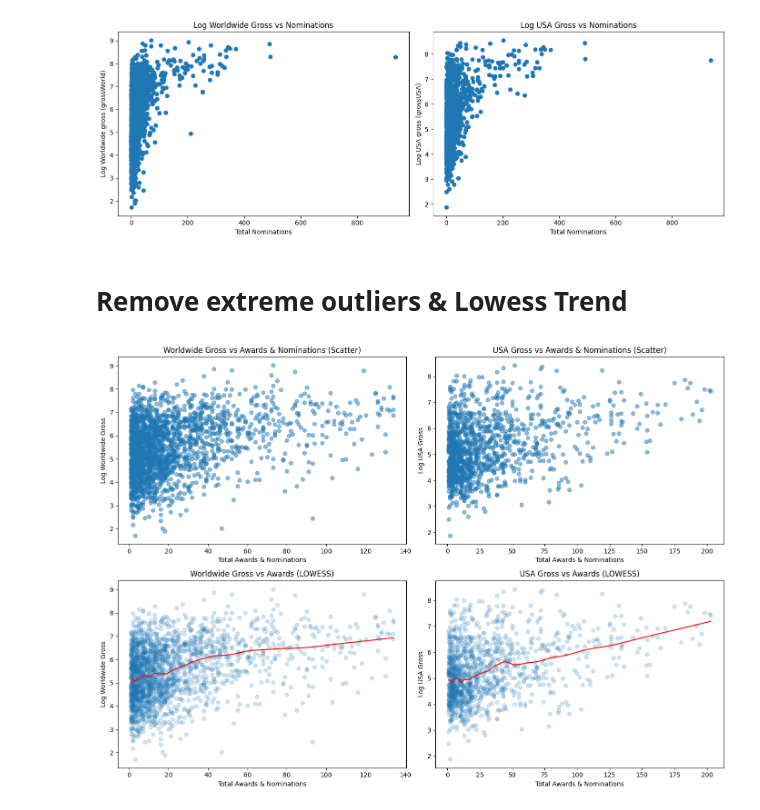
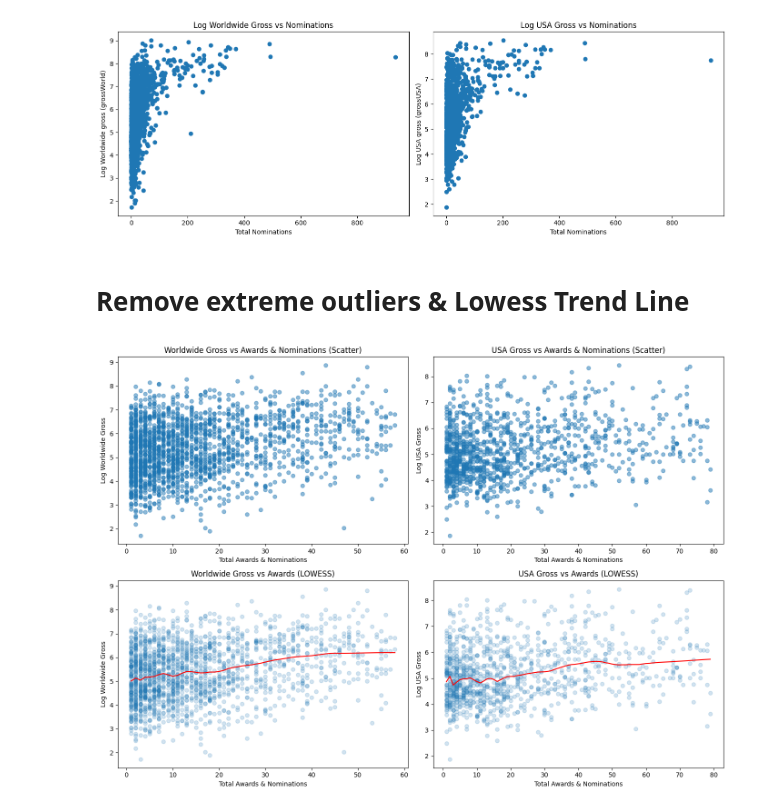
Before and after one commit to cillustrisimo/data144finalproj, a Jupyter notebook: cleaning_data.ipynb, the cells around one changed output. Saved outputs shown, nothing was run; the diff lists cells and outputs as text; code cells hidden in the pictures.

```diff
--- a/cleaning_data.ipynb
+++ b/cleaning_data.ipynb
@@ -415,12 +415,12 @@ plt.show()
 # %% [output]
 [figure]
 # %% [markdown]
-# Remove extreme outliers & Lowess Trend
+# Remove extreme outliers & Lowess Trend Line
 # %%
 ######## Awards and Nominations Together ########
 
-upper_World = win_noms_world['award_and_noms'].quantile(0.99)
-upper_USA = win_noms_usa['award_and_noms'].quantile(0.99)
+upper_World = win_noms_world['award_and_noms'].quantile(0.95)
+upper_USA = win_noms_usa['award_and_noms'].quantile(0.95)
 
 win_noms_world = win_noms_world[win_noms_world['award_and_noms'] <= upper_World]
 win_noms_usa = win_noms_usa[win_noms_usa['award_and_noms'] <= upper_USA]
@@ -432,34 +432,34 @@ fig, axes = plt.subplots(2, 2, figsize=(14, 10))
 axes[0, 0].scatter(win_noms_world['award_and_noms'], win_noms_world['log_grossWorld'], alpha=0.5)
 axes[0, 0].set_title("Worldwide Gross vs Awards & Nominations (Scatter)")
 axes[0, 0].set_xlabel("Total Awards & Nominations")
 axes[0, 0].set_ylabel("Log Worldwide Gross")
 
 # ---- TOP RIGHT: USA SCATTER ----
 axes[0, 1].scatter(win_noms_usa['award_and_noms'], win_noms_usa['log_grossUSA'], alpha=0.5)
 axes[0, 1].set_title("USA Gross vs Awards & Nominations (Scatter)")
 axes[0, 1].set_xlabel("Total Awards & Nominations")
 axes[0, 1].set_ylabel("Log USA Gross")
 
 # ---- BOTTOM LEFT: WORLDWIDE LOWESS ----
 low_world = lowess(win_noms_world['log_grossWorld'], win_noms_world['award_and_noms'], frac=0.15)
 axes[1, 0].scatter(win_noms_world['award_and_noms'], win_noms_world['log_grossWorld'], alpha=0.2)
 axes[1, 0].plot(low_world[:, 0], low_world[:, 1], color='red')
 axes[1, 0].set_title("Worldwide Gross vs Awards (LOWESS)")
 axes[1, 0].set_xlabel("Total Awards & Nominations")
 axes[1, 0].set_ylabel("Log Worldwide Gross")
 
 # ---- BOTTOM RIGHT: USA LOWESS ----
 low_usa = lowess(win_noms_usa['log_grossUSA'], win_noms_usa['award_and_noms'], frac=0.15)
 axes[1, 1].scatter(win_noms_usa['award_and_noms'], win_noms_usa['log_grossUSA'], alpha=0.2)
 axes[1, 1].plot(low_usa[:, 0], low_usa[:, 1], color='red')
 axes[1, 1].set_title("USA Gross vs Awards (LOWESS)")
 axes[1, 1].set_xlabel("Total Awards & Nominations")
 axes[1, 1].set_ylabel("Log USA Gross")
 
 plt.tight_layout()
 plt.show()
 # %% [output]
-[figure, old version]
+[figure, new version]
 # %%
 ######## Just Winners ########
 
```
Also changed, not shown: parts of 2 cells of this notebook.
